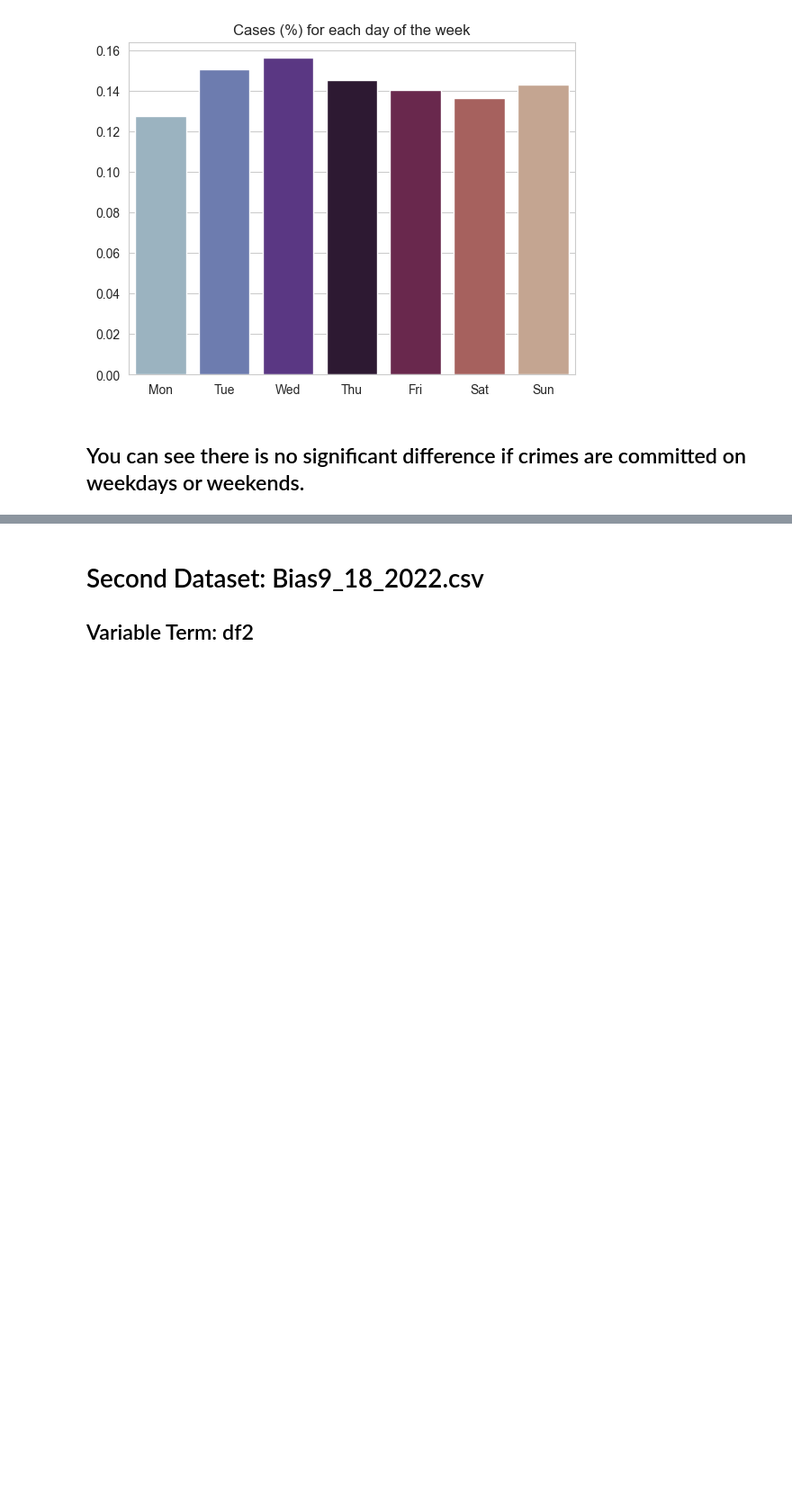
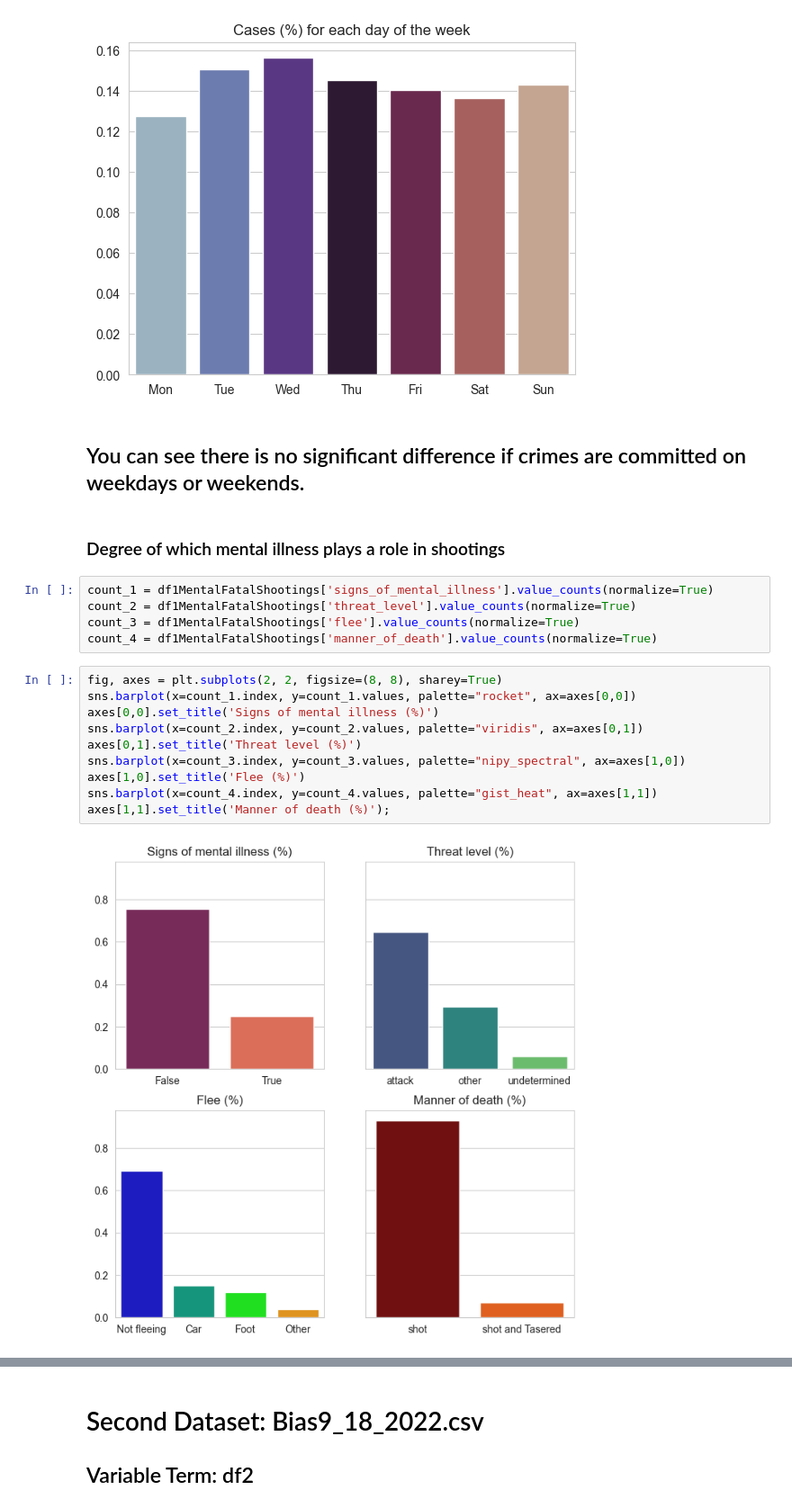
Before and after one commit to IT4063C-Fall22/final-project-AirPro, a Jupyter notebook: source.ipynb, the cells around one changed output, grey strips where cells are left out. Shown at 90% size. Drawn from its saved outputs; the diff is of its cells as text; blank space fills up the shorter version.

Commit message:
Plot showing degree of mental illness

```diff
--- a/source.ipynb
+++ b/source.ipynb
@@ -188,3 +188,22 @@ ax.set_title('Cases (%) for each day of the week');
 [figure]
 # %% [markdown]
 ## You can see there is no significant difference if crimes are committed on weekdays or weekends.
+# %% [markdown]
+### Degree of which mental illness plays a role in shootings
+# %%
+count_1 = df1MentalFatalShootings['signs_of_mental_illness'].value_counts(normalize=True)
+count_2 = df1MentalFatalShootings['threat_level'].value_counts(normalize=True)
+count_3 = df1MentalFatalShootings['flee'].value_counts(normalize=True)
+count_4 = df1MentalFatalShootings['manner_of_death'].value_counts(normalize=True)
+# %%
+fig, axes = plt.subplots(2, 2, figsize=(8, 8), sharey=True)
+sns.barplot(x=count_1.index, y=count_1.values, palette="rocket", ax=axes[0,0])
+axes[0,0].set_title('Signs of mental illness (%)')
+sns.barplot(x=count_2.index, y=count_2.values, palette="viridis", ax=axes[0,1])
+axes[0,1].set_title('Threat level (%)')
+sns.barplot(x=count_3.index, y=count_3.values, palette="nipy_spectral", ax=axes[1,0])
+axes[1,0].set_title('Flee (%)')
+sns.barplot(x=count_4.index, y=count_4.values, palette="gist_heat", ax=axes[1,1])
+axes[1,1].set_title('Manner of death (%)');
+# %% [output]
+[figure, added]
```
Also changed, not shown: parts of 8 cells of this notebook.
